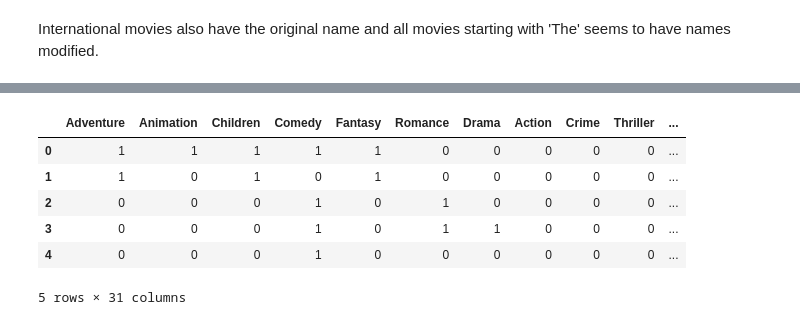
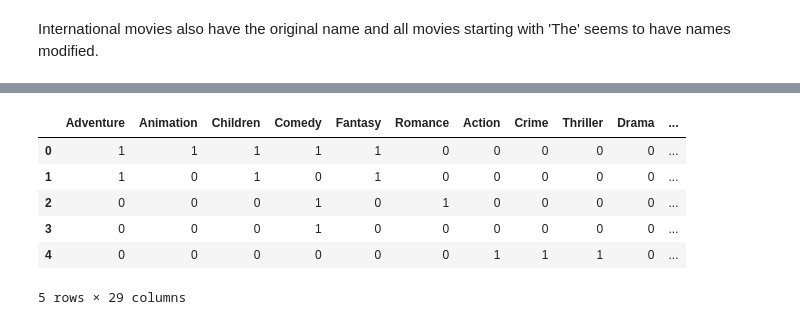
Before and after one commit to chiragpipalia/movie-recommendation, a Jupyter notebook: cold-start-problem.ipynb, the cells around one changed output, grey strips where cells are left out. Drawn from its saved outputs; the diff is of its cells as text; code cells hidden in the pictures.

```diff
--- a/cold-start-problem.ipynb
+++ b/cold-start-problem.ipynb
@@ -22,0 +26,3 @@ movies.head()
+# %%
+ratings = pd.read_csv("https://s3-us-west-2.amazonaws.com/recommender-tutorial/ratings.csv")
+ratings.head()
@@ -22,0 +36,5 @@ movies.head()
+# %%
+top_movie_ids = ratings.groupby(['movieId']).size()
+top1k_rated_movies = top_movie_ids.nlargest(1000).index.tolist()
+movies = movies.loc[movies.movieId.isin(top1k_rated_movies)]
+movies.shape
@@ -118,5 +121,6 @@ for g in genres:
 pickle.dump(movies, open('movies.pickle', 'wb'))
 # %%
 movie_decades = pd.get_dummies(movies['decade'])
+movie_decades = movie_decades
 movie_decades.head()
 # %% [output]
@@ -129,12 +147,15 @@ movie_decades.head()
 # %%
-movie_features = pd.concat([movies[genres], movie_decades], axis=1)
+movie_features = pd.concat([movies[genres + ['newname']], movie_decades], axis=1)
+movie_features.reset_index(inplace = True)
+movie_features.drop(columns = 'index', inplace = True)
 pickle.dump(movie_features, open('movie_features.pickle', 'wb'))
+pickle.dump(movie_features[['newname']], open('movies.pickle', 'wb'))
 movie_features.head()
 # %% [output]
-|  | Adventure | Animation | Children | Comedy | Fantasy | Romance | Drama | Action | Crime | Thriller | ... |
+|  | Adventure | Animation | Children | Comedy | Fantasy | Romance | Action | Crime | Thriller | Drama | ... |
 | 0 | 1 | 1 | 1 | 1 | 1 | 0 | 0 | 0 | 0 | 0 | ... |
 | 1 | 1 | 0 | 1 | 0 | 1 | 0 | 0 | 0 | 0 | 0 | ... |
 | 2 | 0 | 0 | 0 | 1 | 0 | 1 | 0 | 0 | 0 | 0 | ... |
-| 3 | 0 | 0 | 0 | 1 | 0 | 1 | 1 | 0 | 0 | 0 | ... |
-| 4 | 0 | 0 | 0 | 1 | 0 | 0 | 0 | 0 | 0 | 0 | ... |
+| 3 | 0 | 0 | 0 | 1 | 0 | 0 | 0 | 0 | 0 | 0 | ... |
+| 4 | 0 | 0 | 0 | 0 | 0 | 0 | 1 | 1 | 1 | 0 | ... |
-5 rows × 31 columns
+5 rows × 29 columns
```
Also changed, not shown: parts of 30 cells of this notebook, 6 other files.
